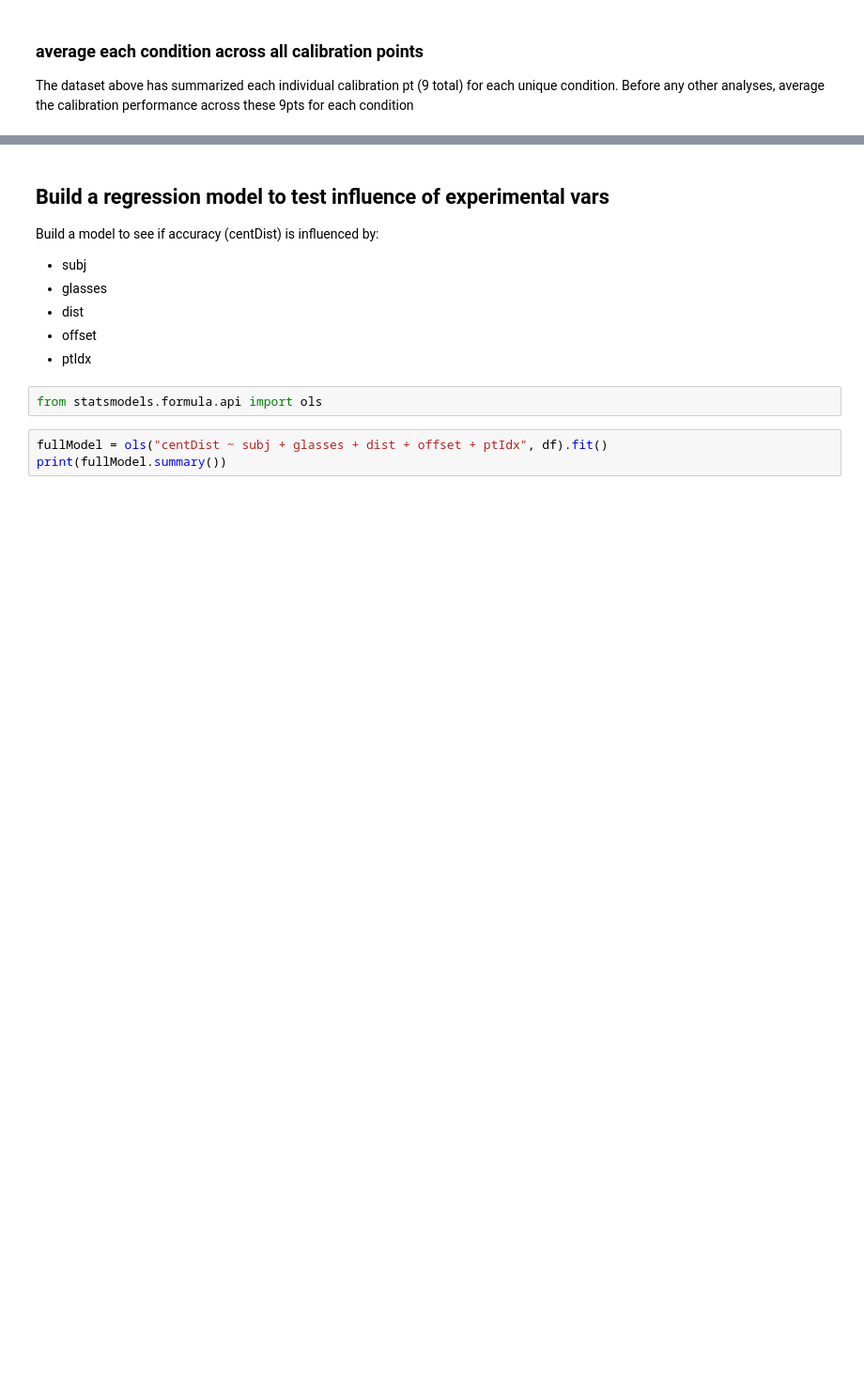
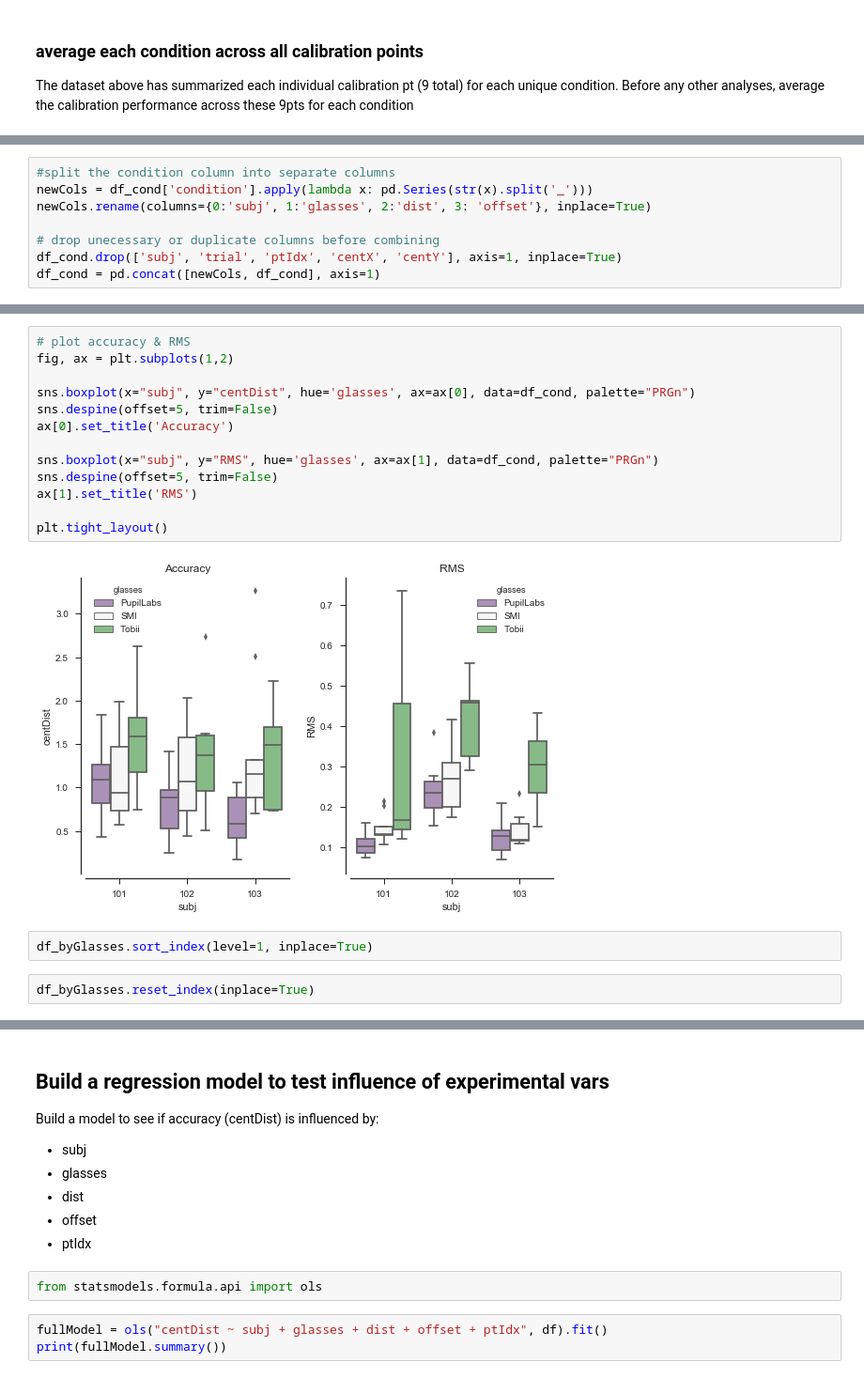
Before and after one commit to jeffmacinnes/glassesCalibration, a Jupyter notebook: analysis/calibrationAnalyses.ipynb, the cells around one changed output, grey strips where cells are left out. Shown: that part at 94% size. Drawn from its saved outputs; the diff is of its cells as text; blank space fills up the shorter version.

```diff
--- a/analysis/calibrationAnalyses.ipynb
+++ b/analysis/calibrationAnalyses.ipynb
@@ -85,0 +43,8 @@ dtype: object
+# %%
+#split the condition column into separate columns
+newCols = df_cond['condition'].apply(lambda x: pd.Series(str(x).split('_')))
+newCols.rename(columns={0:'subj', 1:'glasses', 2:'dist', 3: 'offset'}, inplace=True)
+
+# drop unecessary or duplicate columns before combining
+df_cond.drop(['subj', 'trial', 'ptIdx', 'centX', 'centY'], axis=1, inplace=True)
+df_cond = pd.concat([newCols, df_cond], axis=1)
@@ -85,0 +93,19 @@ dtype: object
+# %%
+# plot accuracy & RMS
+fig, ax = plt.subplots(1,2)
+
+sns.boxplot(x="subj", y="centDist", hue='glasses', ax=ax[0], data=df_cond, palette="PRGn")
+sns.despine(offset=5, trim=False)
+ax[0].set_title('Accuracy')
+
+sns.boxplot(x="subj", y="RMS", hue='glasses', ax=ax[1], data=df_cond, palette="PRGn")
+sns.despine(offset=5, trim=False)
+ax[1].set_title('RMS')
+
+plt.tight_layout()
+# %% [output]
+[figure, added]
+# %%
+df_byGlasses.sort_index(level=1, inplace=True)
+# %%
+df_byGlasses.reset_index(inplace=True)
```
Also changed, not shown: parts of 12 cells of this notebook, 3 other files.
